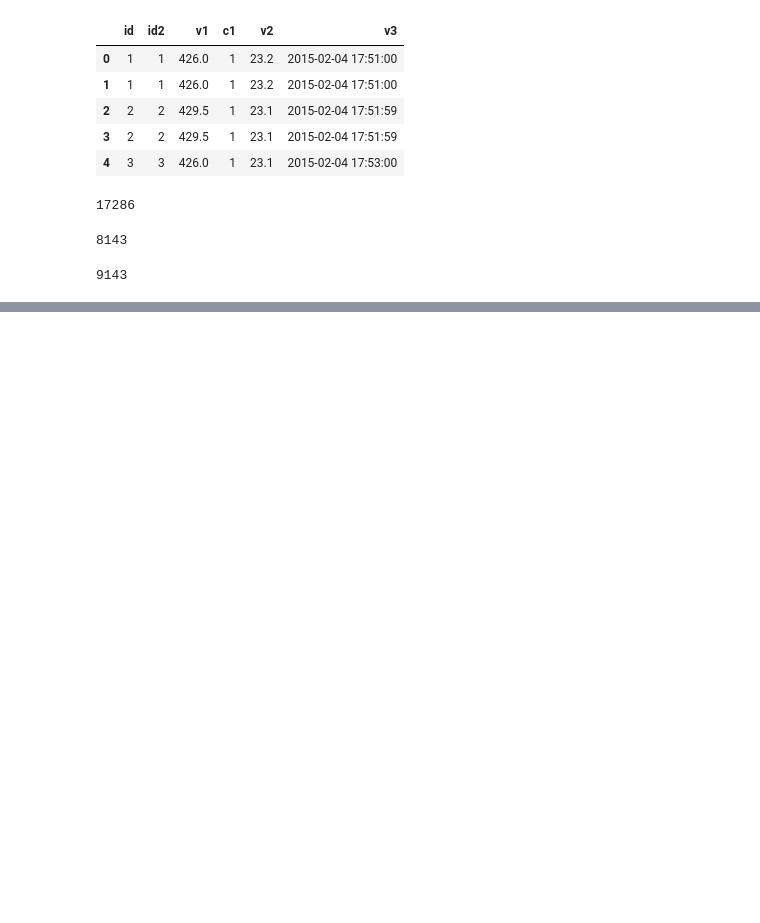
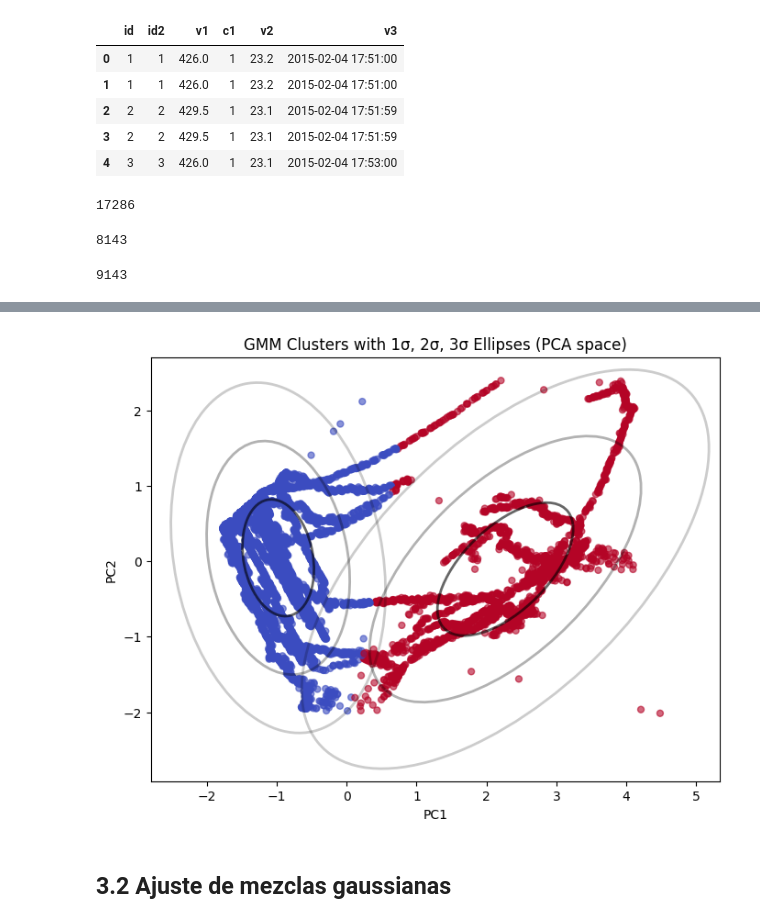
Before and after one commit to sergfer26/ETL-Data-Science-Test, a Jupyter notebook: data_science/notebook/clustering.ipynb, the cells around one changed output, grey strips where cells are left out. Cells and saved outputs as stored; diff of their text form; code cells hidden in the pictures; blank space fills up the shorter version.

```diff
--- a/data_science/notebook/clustering.ipynb
+++ b/data_science/notebook/clustering.ipynb
@@ -131,0 +289,52 @@ np.int64(1000)
+# %%
+from matplotlib.patches import Ellipse
+import numpy as np
+import matplotlib.pyplot as plt
+
+def plot_gmm_ellipses(gmm, X, labels, ax=None):
+    if ax is None:
+        fig, ax = plt.subplots(figsize=(8, 6))
+
+    # Scatter points by predicted labels
+    scatter = ax.scatter(X[:, 0], X[:, 1], c=labels, cmap='coolwarm', s=25, alpha=0.6)
+    ax.set_title("GMM Clusters with 1σ, 2σ, 3σ Ellipses (PCA space)")
+    ax.set_xlabel("PC1")
+    ax.set_ylabel("PC2")
+
+    # Function to draw confidence ellipses
+    def draw_confidence_ellipses(position, covariance, ax, n_std_list=[1, 2, 3], **kwargs):
+        """Draw ellipses for multiple confidence intervals (1σ, 2σ, 3σ)."""
+        if covariance.shape == (2, 2):
+            vals, vecs = np.linalg.eigh(covariance)
+            order = vals.argsort()[::-1]
+            vals, vecs = vals[order], vecs[:, order]
+            theta = np.degrees(np.arctan2(*vecs[:, 0][::-1]))
+
+            # Draw one ellipse per sigma level
+            for n_std in n_std_list:
+                width, height = 2 * n_std * np.sqrt(vals)
+                ell = Ellipse(
+                    xy=position,
+                    width=width,
+                    height=height,
+                    angle=theta,
+                    edgecolor='black',
+                    facecolor='none',
+                    lw=2,
+                    alpha=0.6 / n_std,  # lighter for larger sigma
+                    **kwargs
+                )
+                ax.add_patch(ell)
+
+    # Plot each Gaussian component
+    for mean, cov in zip(gmm.means_, gmm.covariances_):
+        draw_confidence_ellipses(mean, cov, ax)
+
+    plt.show()
+
+
+plot_gmm_ellipses(gmm, X_pca, y_pred)
+# %% [output]
+[figure, added]
+# %% [markdown]
+## 3.2 Ajuste de mezclas gaussianas
```
Also changed, not shown: parts of 45 cells of this notebook.
